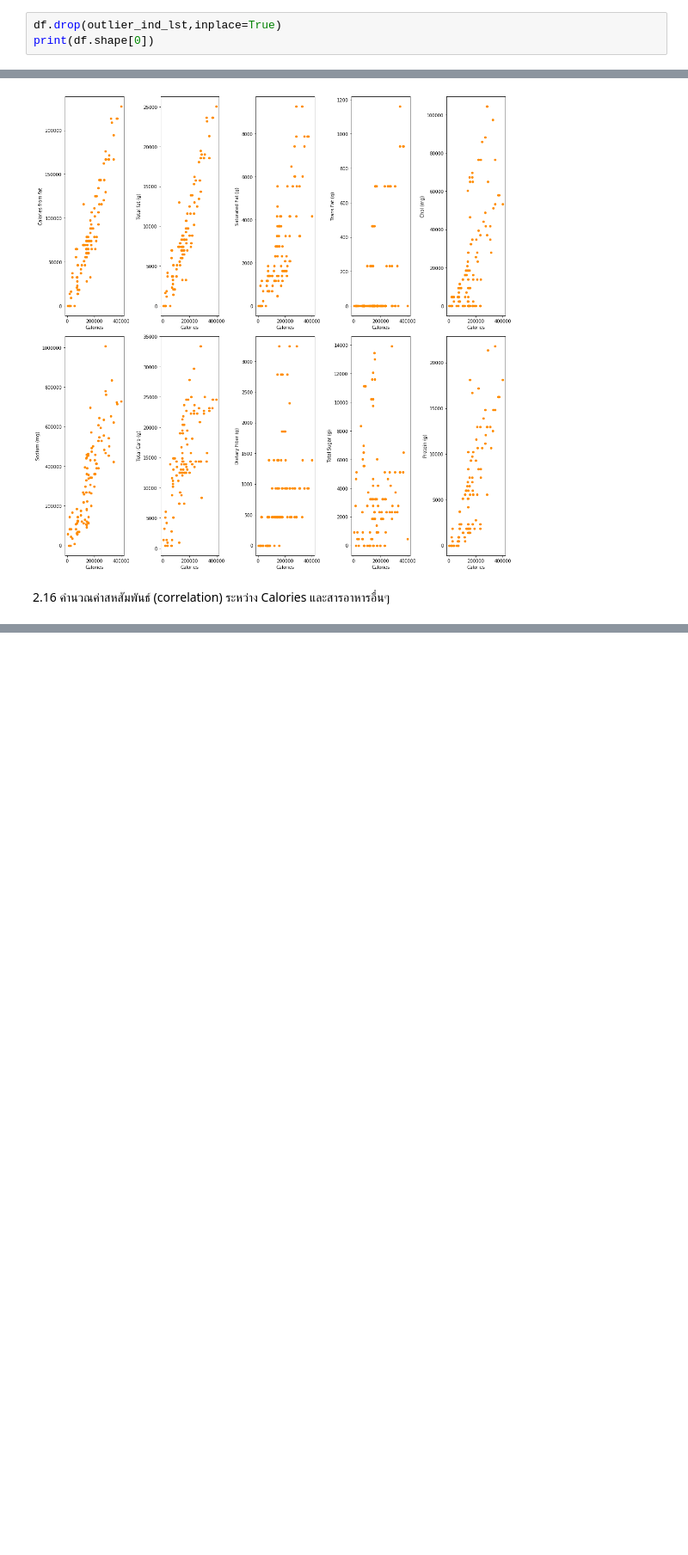
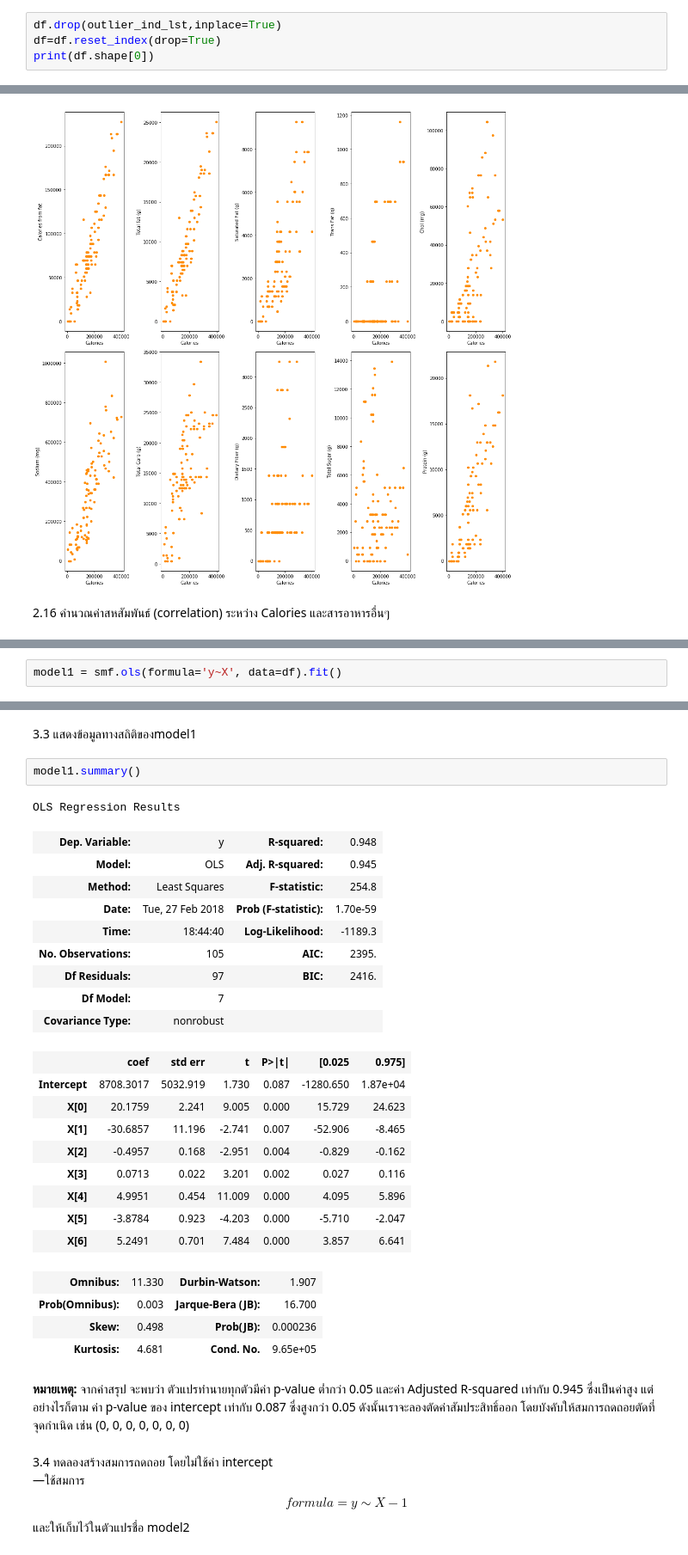
Before and after one commit to supanat/IT525, a Jupyter notebook: Projects/it525_2_2017_hw01/it525-hw01-60119130181.ipynb, the cells around one changed output, grey strips where cells are left out. Shown: that part at 86% size. Saved outputs shown, nothing was run; the diff lists cells and outputs as text; blank space fills up the shorter version.

```diff
--- a/Projects/it525_2_2017_hw01/it525-hw01-60119130181.ipynb
+++ b/Projects/it525_2_2017_hw01/it525-hw01-60119130181.ipynb
@@ -397,6 +357,7 @@ outlier_ind_lst
 ทําการลบแถวข้อมูลที่มี outliers อยู่ออกจากชุดข้อมูล
 # %%
 df.drop(outlier_ind_lst,inplace=True)
+df=df.reset_index(drop=True)
 print(df.shape[0])
 # %% [output]
 105
@@ -446,0 +429,2 @@ Correlation between Calories and  Protein (g)  :  0.80570411357
+# %%
+model1 = smf.ols(formula='y~X', data=df).fit()
@@ -446,0 +445,32 @@ Correlation between Calories and  Protein (g)  :  0.80570411357
+# %% [markdown]
+3.3 แสดงข้อมูลทางสถิติของmodel1
+# %%
+model1.summary()
+# %% [output]
+OLS Regression Results
+| Dep. Variable: | y | R-squared: | 0.948 |
+| Model: | OLS | Adj. R-squared: | 0.945 |
+| Method: | Least Squares | F-statistic: | 254.8 |
+| Date: | Tue, 27 Feb 2018 | Prob (F-statistic): | 1.70e-59 |
+| Time: | 18:44:40 | Log-Likelihood: | -1189.3 |
+| No. Observations: | 105 | AIC: | 2395. |
+| Df Residuals: | 97 | BIC: | 2416. |
+| Df Model: | 7 |  |  |
+| Covariance Type: | nonrobust |  |  |
+|  | coef | std err | t | P>|t| | [0.025 | 0.975] |
+| Intercept | 8708.3017 | 5032.919 | 1.730 | 0.087 | -1280.650 | 1.87e+04 |
+| X[0] | 20.1759 | 2.241 | 9.005 | 0.000 | 15.729 | 24.623 |
+| X[1] | -30.6857 | 11.196 | -2.741 | 0.007 | -52.906 | -8.465 |
+| X[2] | -0.4957 | 0.168 | -2.951 | 0.004 | -0.829 | -0.162 |
+| X[3] | 0.0713 | 0.022 | 3.201 | 0.002 | 0.027 | 0.116 |
+| X[4] | 4.9951 | 0.454 | 11.009 | 0.000 | 4.095 | 5.896 |
+| X[5] | -3.8784 | 0.923 | -4.203 | 0.000 | -5.710 | -2.047 |
+| X[6] | 5.2491 | 0.701 | 7.484 | 0.000 | 3.857 | 6.641 |
+| Omnibus: | 11.330 | Durbin-Watson: | 1.907 |
+| Prob(Omnibus): | 0.003 | Jarque-Bera (JB): | 16.700 |
+| Skew: | 0.498 | Prob(JB): | 0.000236 |
+| Kurtosis: | 4.681 | Cond. No. | 9.65e+05 |
+# %% [markdown]
+<b>หมายเหตุ:</b> จากค่าสรุป จะพบว่า ตัวแปรทำนายทุกตัวมีค่า p-value ต่ำกว่า 0.05 และค่า Adjusted R-squared เท่ากับ 0.945 ซึ่งเป็นค่าสูง แต่อย่างไรก็ตาม ค่า p-value ของ intercept เท่ากับ 0.087 ซึ่งสูงกว่า 0.05 ดังนั้นเราจะลองตัดค่าสัมประสิทธิ์ออก โดยบังคับให้สมการถดถอยตัดที่จุดกำเนิด เช่น (0, 0, 0, 0, 0, 0, 0)
+# %% [markdown]
+3.4 ทดลองสร้างสมการถดถอย โดยไม่ใช้ค่า intercept <br>—ใช้สมการ $$formula =y\sim X − 1$$ และให้เก็บไว้ในตัวแปรชื่อ model2
```
Also changed, not shown: parts of 34 cells of this notebook, 1 other file.
